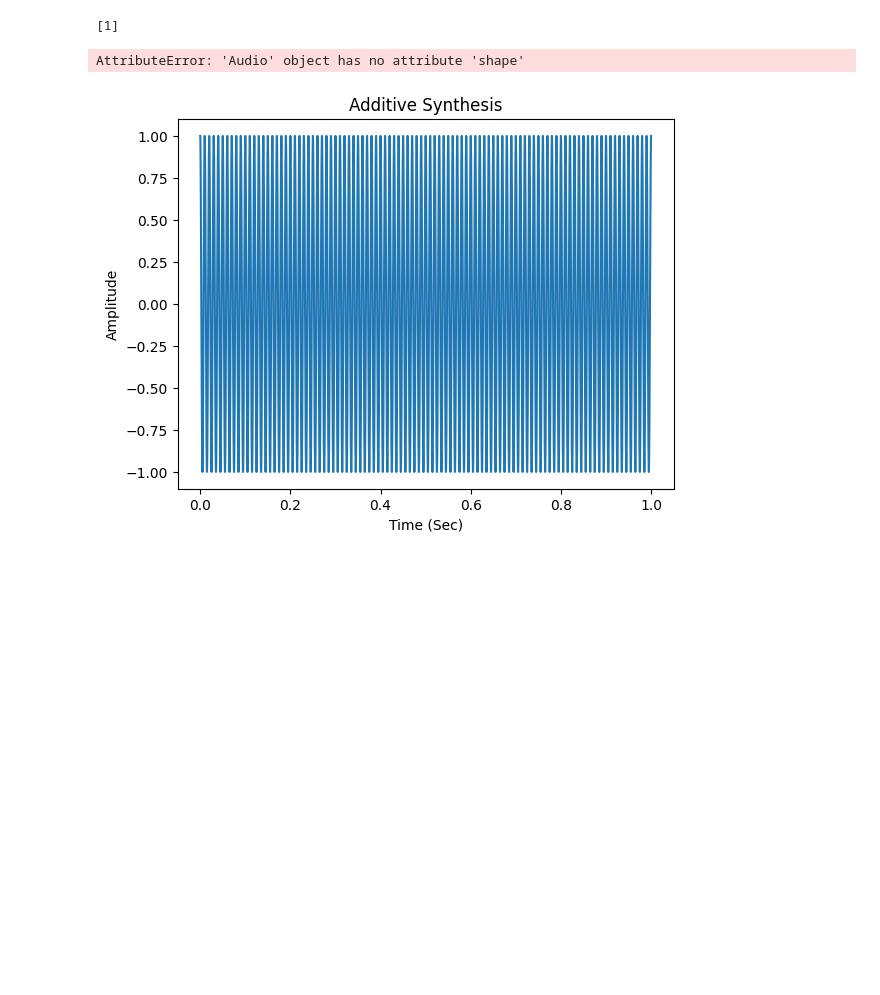
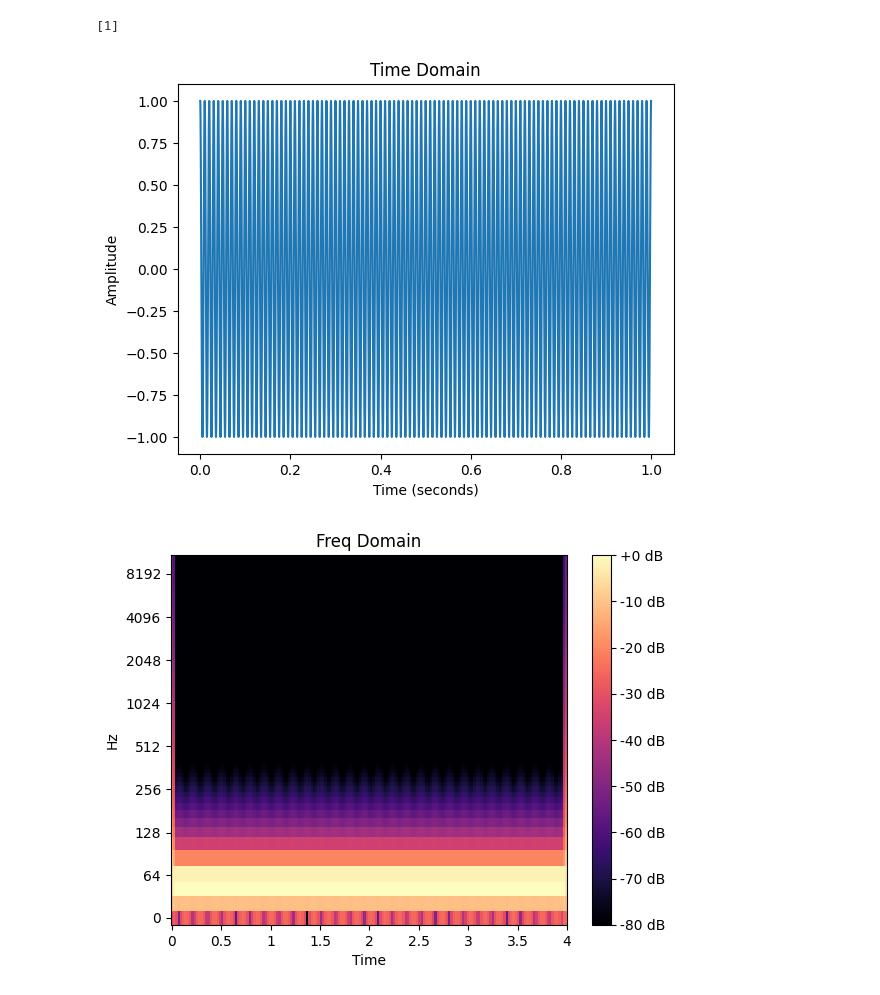
Before and after one commit to hbelnap0/musicComputing, a Jupyter notebook: assignments/labAssignment4.ipynb, the cells around one changed output. Cells and saved outputs as stored; diff of their text form; code cells hidden in the pictures; blank space fills up the shorter version.

```diff
--- a/assignments/labAssignment4.ipynb
+++ b/assignments/labAssignment4.ipynb
@@ -9,18 +32,26 @@ import IPython.display
 # %%
-def plotAudio2(sig,sr,title):
+#from shared doc
+def plotAudio2(sig,sampleRate,title):
+
 
    # this version expects the audio file to have already been opened by librosa
 
+
    # Adjust the x-axis to represent time
-   time=np.arange(0,sig.shape[0])/sr
+
+
+   time=np.arange(0,sig.shape[0])/sampleRate
+
 
    # Scale the y-axis to represent amplitude from -1 to 1
    excursion=max(abs(sig))
    sigNew = sig / excursion
 
+
    # Label the x and y axes with variables
    xlabel = 'Time (seconds)'
    ylabel = 'Amplitude'
+
 
    #plot the signal using the x and y axis variables
    plt.plot(time,sigNew)
@@ -49,7 +80,7 @@ def additiveSynthesis(samplingRate,frequency,numHarmonics,seqHarm,ampExponent):
 
     # generate list of harmonics
     harmonics = np.arange(1,numHarmonics+1,seqHarm)
-    print(harmonics)
+    #print(harmonics)
 
     # create a time series from 0 to 1 the inputted length
     timeSeries = np.linspace(0, 1, samplingRate)
@@ -61,16 +92,6 @@ def additiveSynthesis(samplingRate,frequency,numHarmonics,seqHarm,ampExponent):
     for harm in harmonics:
         signal = signal + np.cos(2.0 * np.pi * frequency * harm * timeSeries)/harm**ampExponent
 
-    # scale the signal to between -1 and 1
-    excursion=max(abs(signal))
-    signal = signal / excursion
-
-    # plot signal
-    plt.plot(timeSeries,signal)
-    plt.xlabel('Time (Sec)')
-    plt.ylabel('Amplitude')
-    plt.title('Additive Synthesis')
-    plt.plot
 
     return signal
 # %%
@@ -97,9 +118,9 @@ def makeWaveforms(frequency,samplingRate,numHarmonics,waveType):
     signal = additiveSynthesis(samplingRate,frequency,numHarmonics,seqHarm,ampExponent)
 
     # return the generated waveform (signal)
-    return IPython.display.Audio(data=signal, rate=samplingRate)
+    return signal
 # %%
-def visualizeWaveforms(frequency, samplingRate, numHarmonics, waveType):
+def visualizeWaveforms(frequency, samplingRate, numHarmonics, waveType, winSize, specType):
   # call makeWaveform()
   # test whether makeWaveforms() runs without error before you try plotting anything
   signal = makeWaveforms(frequency,samplingRate,numHarmonics,waveType)
@@ -115,16 +136,16 @@ def visualizeWaveforms(frequency, samplingRate, numHarmonics, waveType):
 # %%
 frequency = 100
 samplingRate = 44100
 numHarmonics = 100
 waveType = 'sine'
 winSize = 1024
 specType = 'log'
 
 #viaualizeWaveforms()
-visualizeWaveforms(frequency, samplingRate, numHarmonics, waveType)
+signal = visualizeWaveforms(frequency, samplingRate, numHarmonics, waveType, winSize, specType)
 #IPython.display.Audio()
-#Ipython.display.Audio(data=signal, rate=samplingRate)
+IPython.display.Audio(data=signal, rate=samplingRate)
 # %% [output]
 [1]
-AttributeError: 'Audio' object has no attribute 'shape'
-[figure, old version]
+[figure, new version]
+[figure, added]
```
Also changed, not shown: parts of 5 cells of this notebook.
